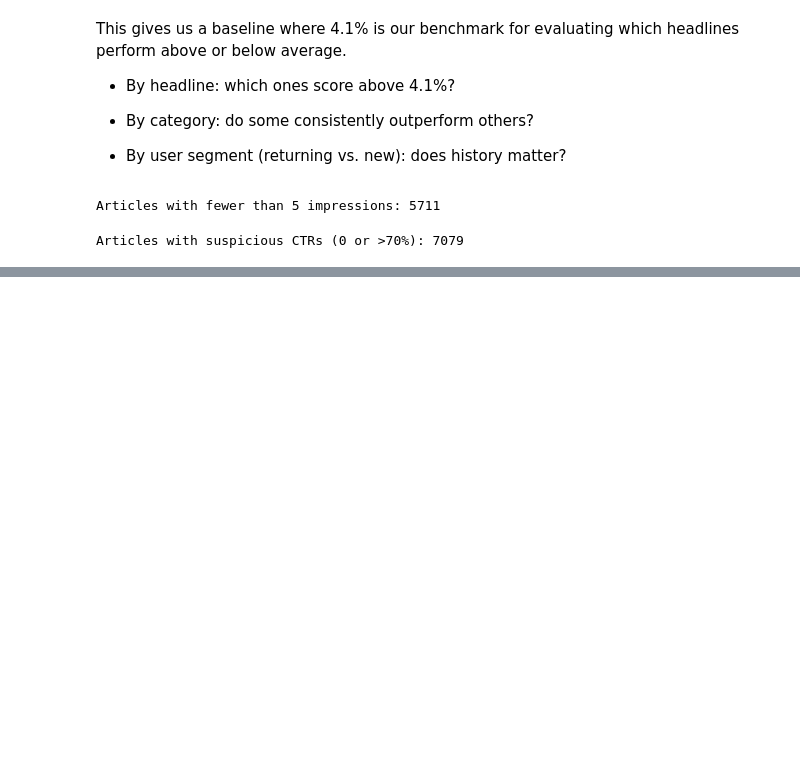
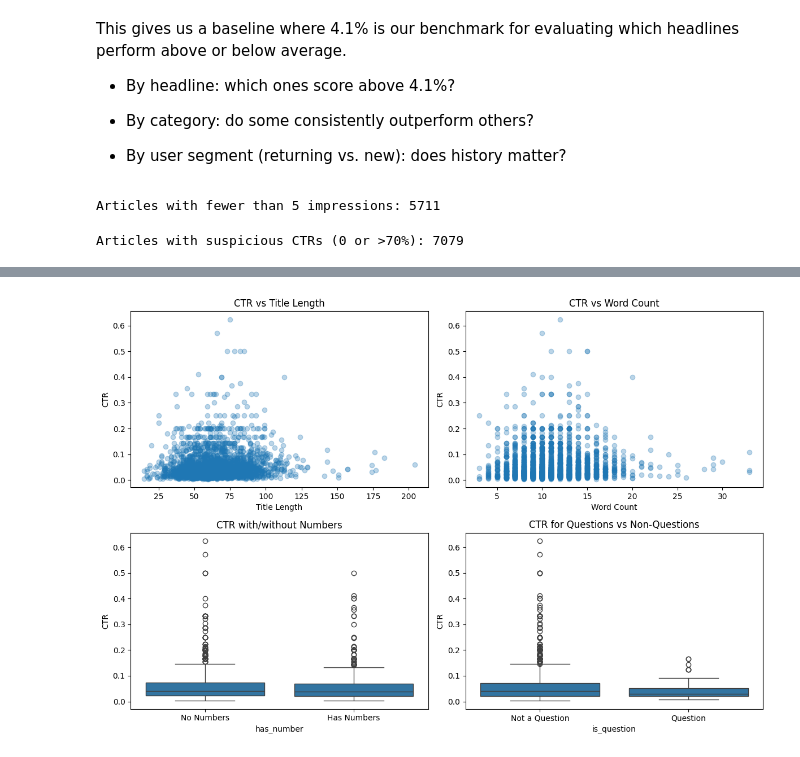
Before and after one commit to robertdshaw/agentic_news_editor, a Jupyter notebook: EDA_behaviors_tsv.ipynb, the cells around one changed output, grey strips where cells are left out. Drawn from its saved outputs; the diff is of its cells as text; code cells hidden in the pictures; blank space fills up the shorter version.

```diff
--- a/EDA_behaviors_tsv.ipynb
+++ b/EDA_behaviors_tsv.ipynb
@@ -192,0 +399,18 @@ Articles with suspicious CTRs (0 or >70%): 7079
+# %%
+# Add headline feature analysis
+# Feature 1: Headline length
+articles_with_metadata["title_length"] = articles_with_metadata["title"].str.len()
+articles_with_metadata["word_count"] = articles_with_metadata["title"].str.split().str.len()
+
+# Feature 2: Contains numbers
+articles_with_metadata["has_number"] = articles_with_metadata["title"].str.contains(r"\d").astype(int)
+
+# Feature 3: Is a question
+articles_with_metadata["is_question"] = articles_with_metadata["title"].str.endswith("?").astype(int)
+
+# Calculate correlation between features and CTR
+feature_cols = ["title_length", "word_count", "has_number", "is_question"]
+correlations = articles_with_metadata[feature_cols + ["ctr"]].corr()["ctr"]
+
+print("\nCorrelation between headline features and CTR:")
+print(correlations.sort_values(ascending=False))
@@ -192,0 +425,33 @@ Articles with suspicious CTRs (0 or >70%): 7079
+# %%
+# Visualize key features
+fig, axes = plt.subplots(2, 2, figsize=(12, 8))
+
+# 1. CTR by title length
+axes[0, 0].scatter(articles_with_metadata["title_length"], articles_with_metadata["ctr"], alpha=0.3)
+axes[0, 0].set_title("CTR vs Title Length")
+axes[0, 0].set_xlabel("Title Length")
+axes[0, 0].set_ylabel("CTR")
+
+# 2. CTR by word count
+axes[0, 1].scatter(articles_with_metadata["word_count"], articles_with_metadata["ctr"], alpha=0.3)
+axes[0, 1].set_title("CTR vs Word Count")
+axes[0, 1].set_xlabel("Word Count")
+axes[0, 1].set_ylabel("CTR")
+
+# 3. CTR with/without numbers
+sns.boxplot(x="has_number", y="ctr", data=articles_with_metadata, ax=axes[1, 0])
+axes[1, 0].set_title("CTR with/without Numbers")
+axes[1, 0].set_xticklabels(["No Numbers", "Has Numbers"])
+axes[1, 0].set_ylabel("CTR")
+
+# 4. CTR for questions vs non-questions
+sns.boxplot(x="is_question", y="ctr", data=articles_with_metadata, ax=axes[1, 1])
+axes[1, 1].set_title("CTR for Questions vs Non-Questions")
+axes[1, 1].set_xticklabels(["Not a Question", "Question"])
+axes[1, 1].set_ylabel("CTR")
+
+plt.tight_layout()
+plt.savefig("headline_features_vs_ctr.png")
+plt.show()
+# %% [output]
+[figure, added]
```
Also changed, not shown: parts of 13 cells of this notebook, 1 other file.
